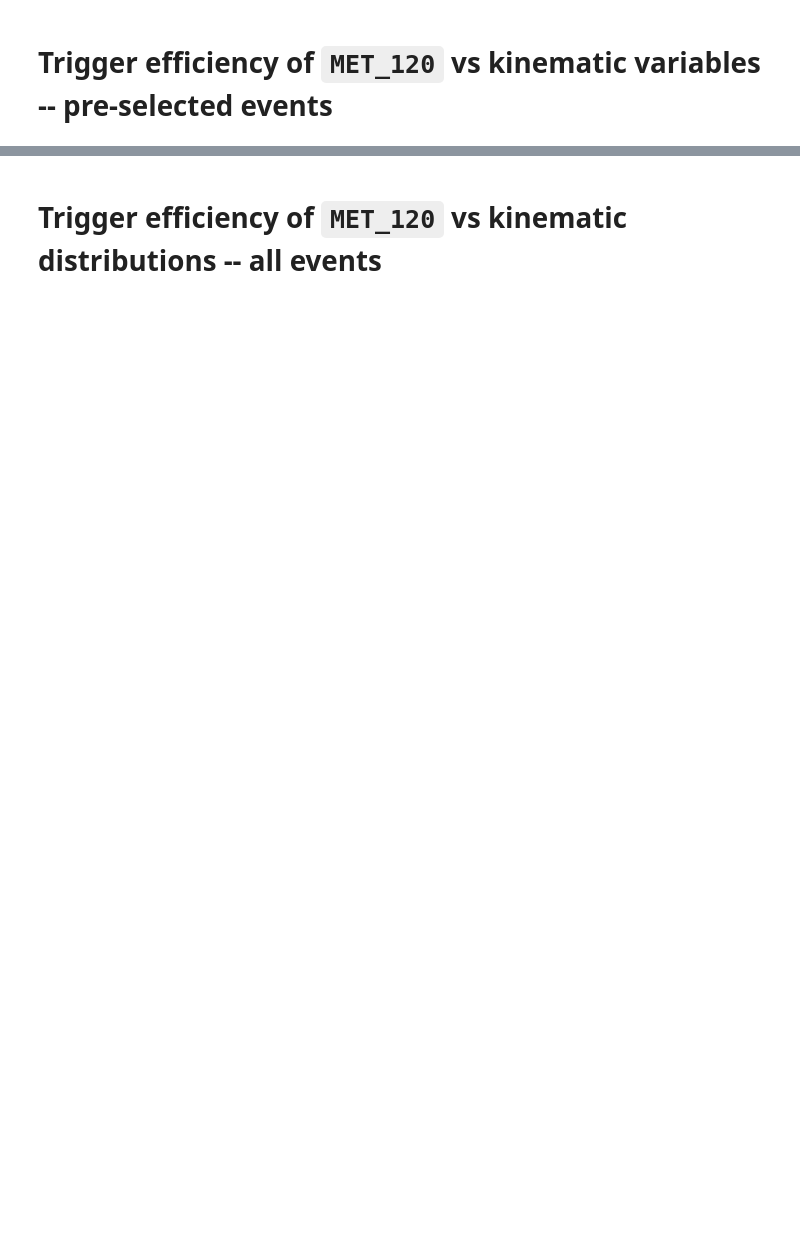
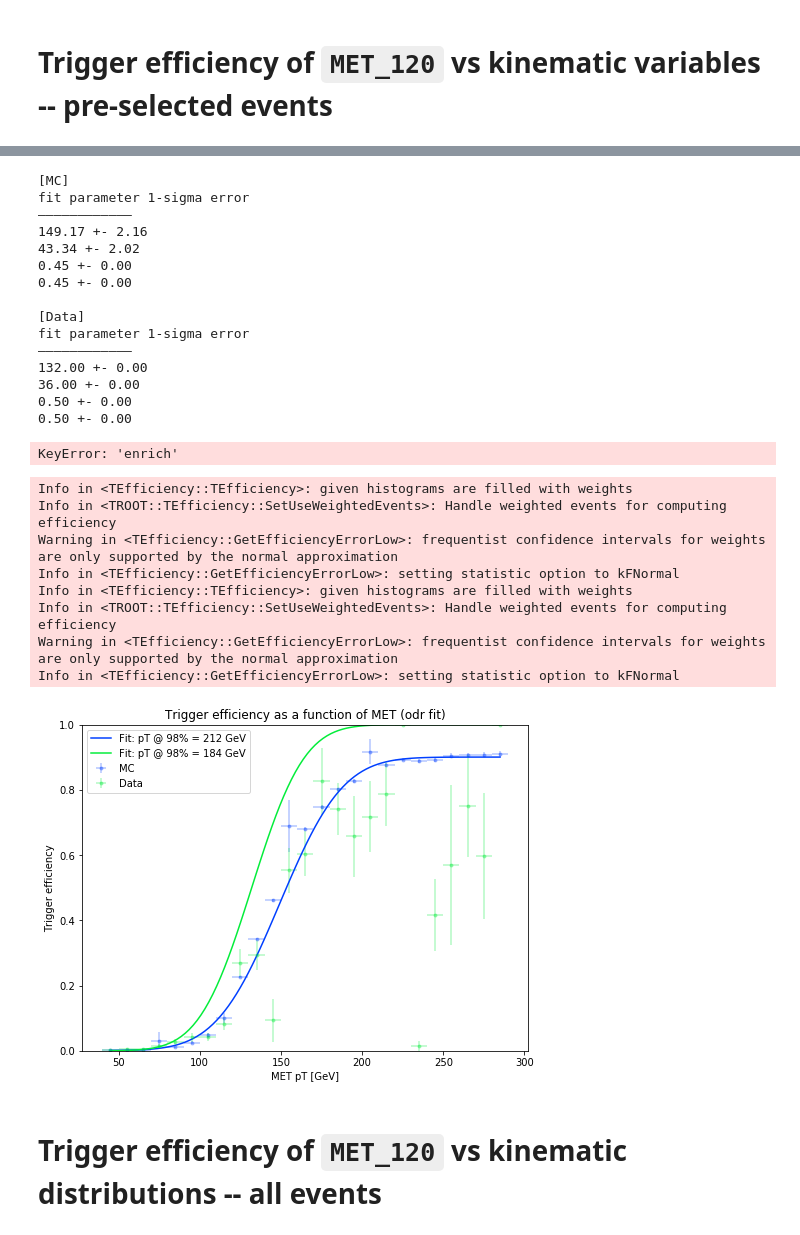
Before and after one commit to afrankenthal/iDM-analysis-plotting, a Jupyter notebook: MetTriggerEffStudies.ipynb, the cells around one changed output, grey strips where cells are left out. Cells and saved outputs as stored; diff of their text form; code cells hidden in the pictures; blank space fills up the shorter version.

```diff
--- a/MetTriggerEffStudies.ipynb
+++ b/MetTriggerEffStudies.ipynb
@@ -459,3 +543,9 @@ print(data_samples['Data']['enrich'])
+# %%
+#full_samples['Data']['enrich']=full_samples['Data']['enrich'].reset_index()
+#print(full_samples['Data']['enrich'])#[full_samples['Data']['enrich']['fired']==1])
+Combo_samples['Data']['enrich'] =  pd.concat([full_samples['Data']['enrich'],full_samples['Prompt']['enrich']])
+Combo_samples['MC']['enrich'] = pd.concat([full_samples['WMuNu']['enrich'],full_samples['WJets']['enrich'],full_samples['DiBoson']['enrich'],full_samples['TT']['enrich']])
+Combo_samples['WMuNu']['enrich'] = full_samples['WMuNu']['enrich']
 # %% [markdown]
 # Comparison of triggered vs pre-selected distributions with Coffea
 # %% [markdown]
@@ -620,14 +764,43 @@ for index, (sample, props) in enumerate(samples.items()):
 # %%
 # Using ODR, includes both x errors (bin width) and y errors
-samples = Di_samples
+#samples = full_samples
+samples = Combo_samples
 fig, ax = plt.subplots(figsize=(8,6))
 for index, (sample, props) in enumerate(samples.items()):
-    #if props['label'] is not 'DiBoson':
+    #if props['label'] is 'Data':
     #    continue
     make_plot_fit_odr(ax, sample, props, 'recoPFMetPt', eff_plots['recoPFMetPt'], event_selection='enrich')
 
 #fig.savefig(f'{web_dir}/trigger_vs_met_fit_preselected_ODR_TT.png', bbox_inches='tight')
 #fig.savefig(f'{web_dir}/trigger_vs_met_fit_preselected_ODR_diboson.png', bbox_inches='tight')
 #fig.savefig(f'{web_dir}/trigger_vs_met_fit_preselected_ODR_data.png', bbox_inches='tight')
+#fig.savefig(f'{web_dir}/trigger_vs_met_fit_preselected_ODR_full.png', bbox_inches='tight')
+fig.savefig(f'{web_dir}/trigger_vs_met_fit_preselected_ODR_combo.png', bbox_inches='tight')
+# %% [output]
+[MC]
+fit parameter 1-sigma error
+———————————–
+149.17 +- 2.16
+43.34 +- 2.02
+0.45 +- 0.00
+0.45 +- 0.00
+
+[Data]
+fit parameter 1-sigma error
+———————————–
+132.00 +- 0.00
+36.00 +- 0.00
+0.50 +- 0.00
+0.50 +- 0.00
+KeyError: 'enrich'
+Info in <TEfficiency::TEfficiency>: given histograms are filled with weights
+Info in <TROOT::TEfficiency::SetUseWeightedEvents>: Handle weighted events for computing efficiency
+Warning in <TEfficiency::GetEfficiencyErrorLow>: frequentist confidence intervals for weights are only supported by the normal approximation
+Info in <TEfficiency::GetEfficiencyErrorLow>: setting statistic option to kFNormal
+Info in <TEfficiency::TEfficiency>: given histograms are filled with weights
+Info in <TROOT::TEfficiency::SetUseWeightedEvents>: Handle weighted events for computing efficiency
+Warning in <TEfficiency::GetEfficiencyErrorLow>: frequentist confidence intervals for weights are only supported by the normal approximation
+Info in <TEfficiency::GetEfficiencyErrorLow>: setting statistic option to kFNormal
+[figure, added]
 # %% [markdown]
 # Trigger efficiency of `MET_120`  vs kinematic distributions -- all events
```
Also changed, not shown: parts of 17 cells of this notebook.
